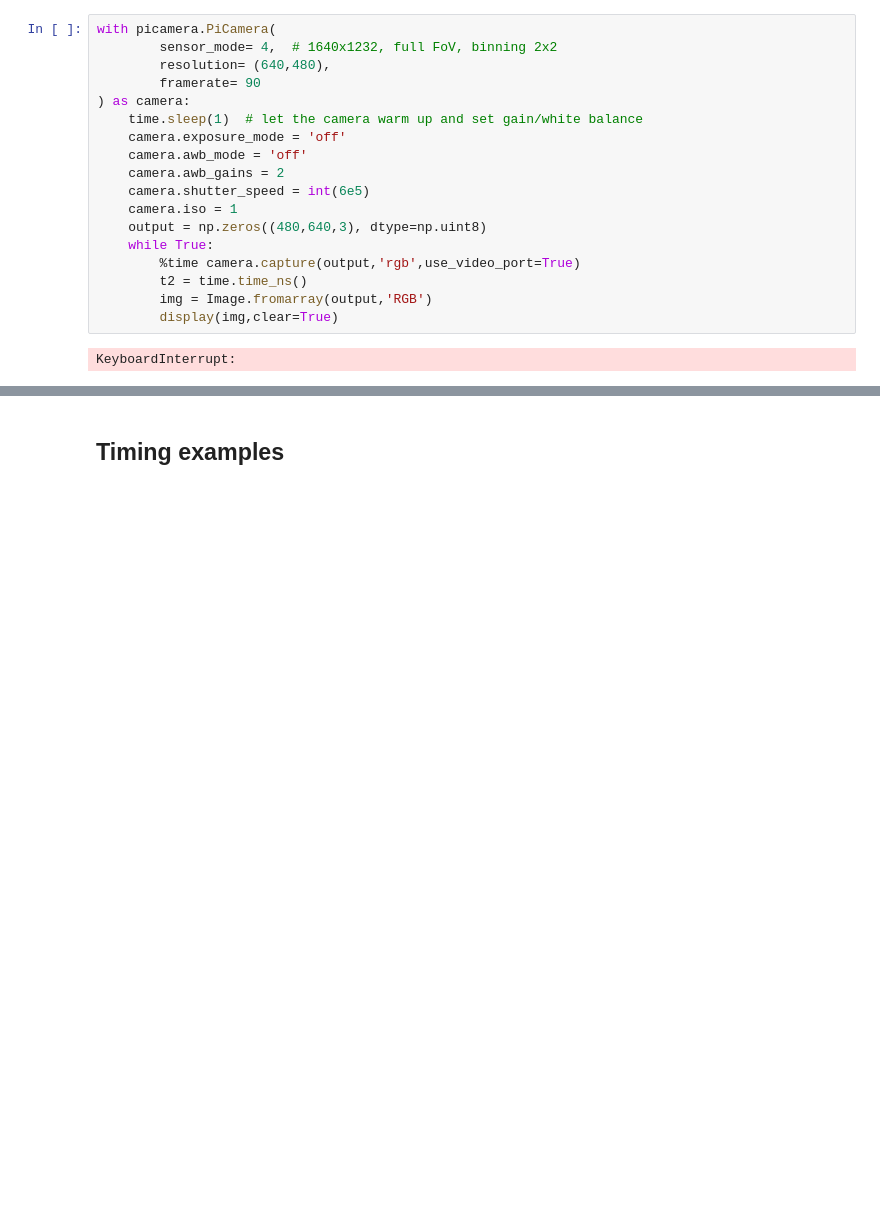
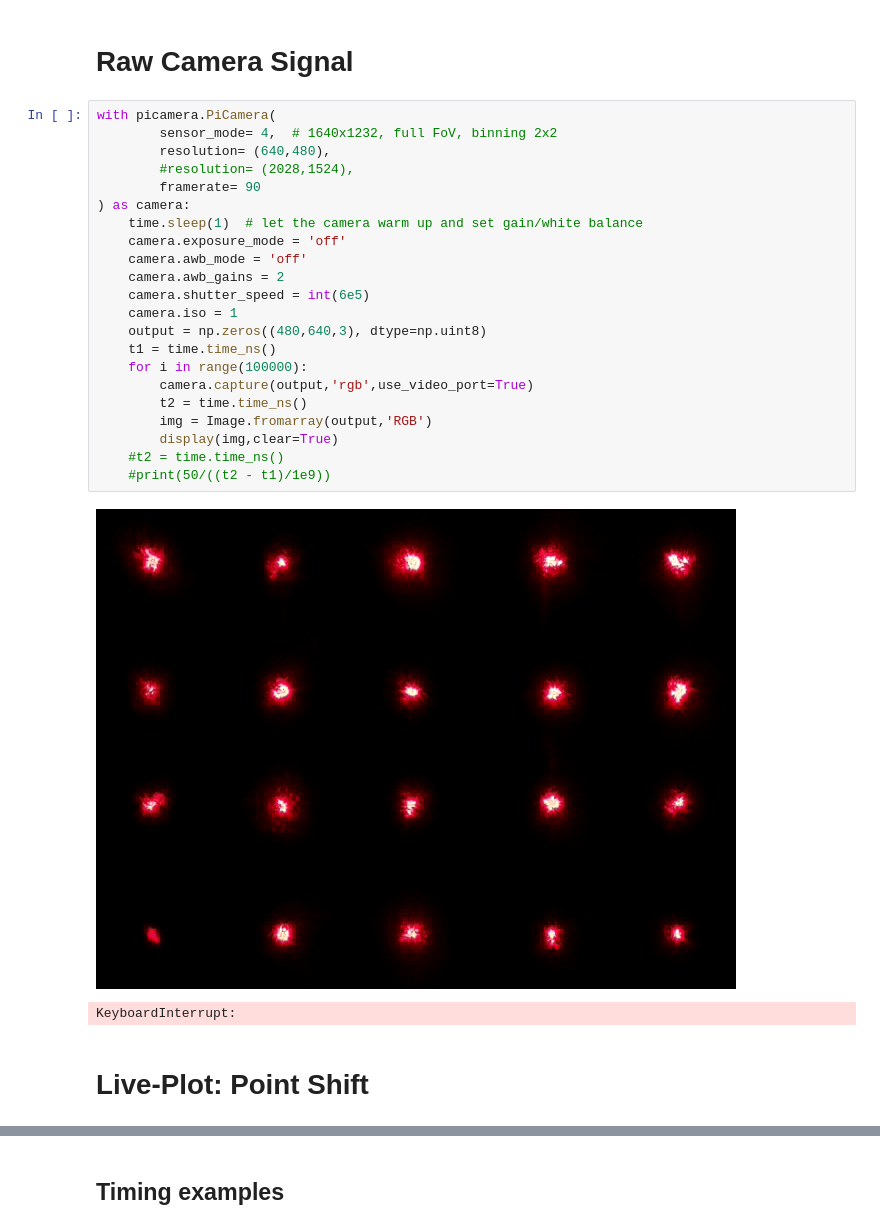
Before and after one commit to hajanssen/pi-shack-hartmann-sensor, a Jupyter notebook: src/dev/Integratoin#4.ipynb, the cells around one changed output, grey strips where cells are left out. Drawn from its saved outputs; the diff is of its cells as text; blank space fills up the shorter version.

```diff
--- a/src/dev/Integratoin#4.ipynb
+++ b/src/dev/Integratoin#4.ipynb
@@ -15,23 +15,32 @@ import SHSlib  as sh
+# %% [markdown]
+# Raw Camera Signal
 # %%
 with picamera.PiCamera(
         sensor_mode= 4,  # 1640x1232, full FoV, binning 2x2
         resolution= (640,480),
+        #resolution= (2028,1524),
         framerate= 90
 ) as camera:
     time.sleep(1)  # let the camera warm up and set gain/white balance
     camera.exposure_mode = 'off'
     camera.awb_mode = 'off'
     camera.awb_gains = 2
     camera.shutter_speed = int(6e5)
     camera.iso = 1
     output = np.zeros((480,640,3), dtype=np.uint8)
-    while True:
-        %time camera.capture(output,'rgb',use_video_port=True)
+    t1 = time.time_ns()
+    for i in range(100000):
+        camera.capture(output,'rgb',use_video_port=True)
         t2 = time.time_ns()
         img = Image.fromarray(output,'RGB')
         display(img,clear=True)
+    #t2 = time.time_ns()
+    #print(50/((t2 - t1)/1e9))
 # %% [output]
+[figure, added]
 KeyboardInterrupt:
+# %% [markdown]
+# Live-Plot: Point Shift
 # %%
 
 indx = 0
```
Also changed, not shown: parts of 18 cells of this notebook, 7 other files.
